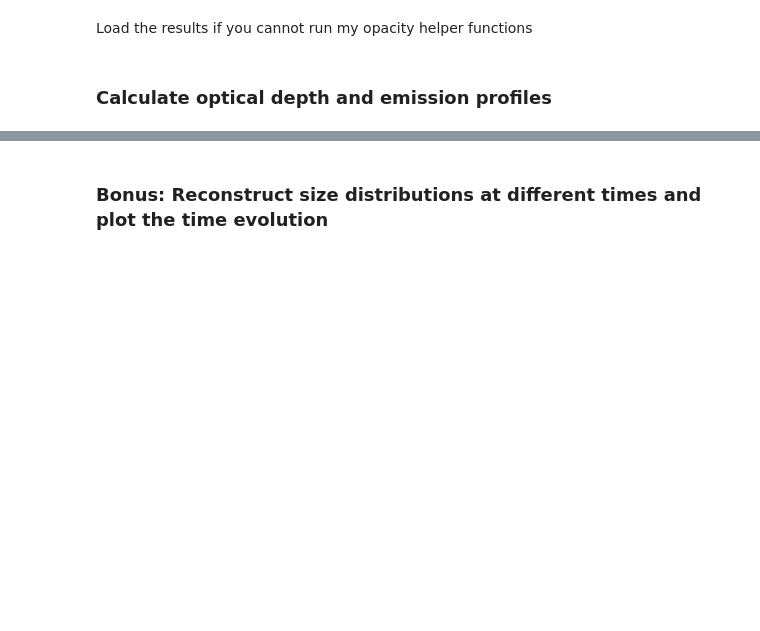
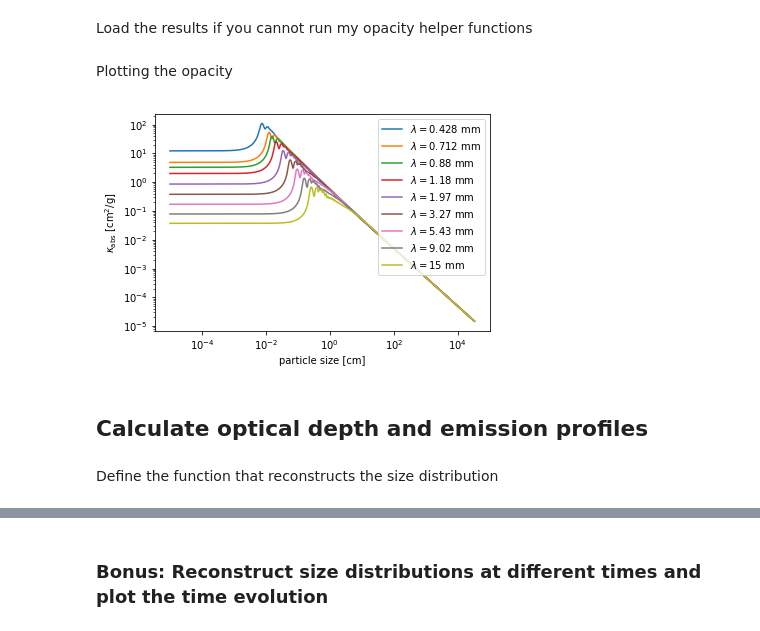
Before and after one commit to birnstiel/dpopsynth_results, a Jupyter notebook: get_results.ipynb, the cells around one changed output, grey strips where cells are left out. Cells and saved outputs as stored; diff of their text form; code cells hidden in the pictures; blank space fills up the shorter version.

Commit message:
streamlined the notebook, using better particle size range in the opacity

```diff
--- a/get_results.ipynb
+++ b/get_results.ipynb
@@ -236,10 +192,21 @@ Load the results if you cannot run my opacity helper functions
 # %%
 opacity = np.load('opacity.npz')
 
-k_a  = opacity['k_a']
-k_s  = opacity['k_s']
-lam  = opacity['lam']
-a    = opacity['a']
-rhos = res.args.rhos
+k_a    = opacity['k_a']
+k_s    = opacity['k_s']
+lam    = opacity['lam']
+a_opac = opacity['a']
+rhos   = res.args.rhos
+# %% [markdown]
+Plotting the opacity
+# %%
+f,ax = plt.subplots()
+for ilam in range(n_lam):
+    ax.loglog(a_opac,k_a[:,ilam],label='$\lambda = {:.3g}$ mm'.format(10*lam[ilam]))
+ax.legend()
+ax.set_xlabel('particle size [cm]')
+ax.set_ylabel('$\kappa_\mathrm{abs}$ [cm$^2$/g]');
+# %% [output]
+[figure, added]
 # %% [markdown]
-### Calculate optical depth and emission profiles
+## Calculate optical depth and emission profiles
@@ -276,0 +213,2 @@ rf  = res.x[idx]
+# %% [markdown]
+Define the function that reconstructs the size distribution
```
Also changed, not shown: parts of 36 cells of this notebook, 1 other file.
